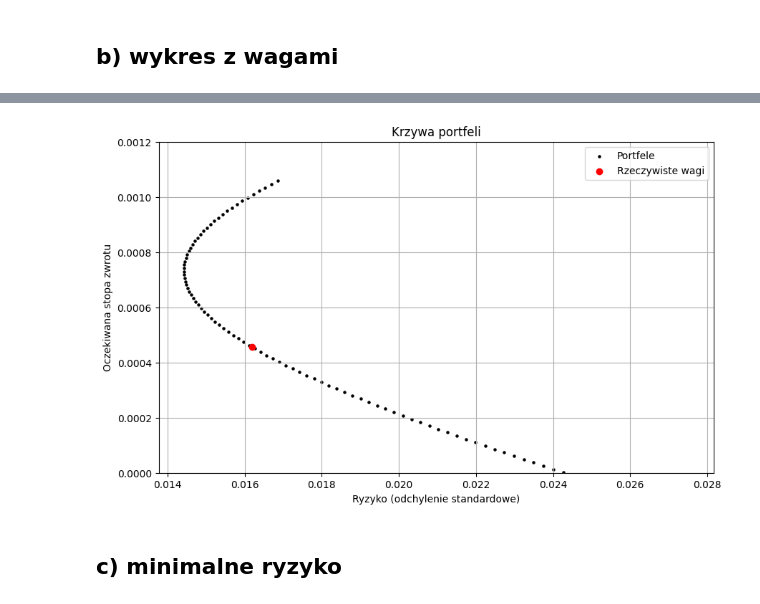
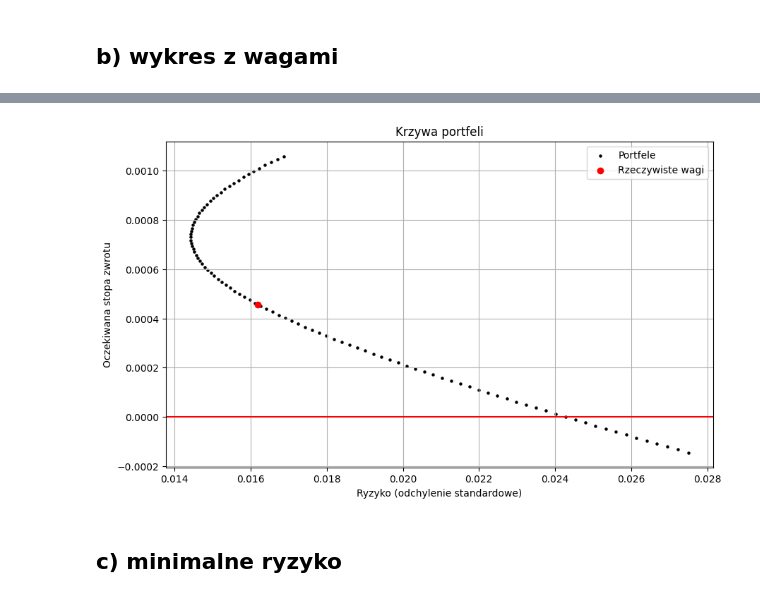
Before and after one commit to werpyr1003/Zarz-dzanie_ryzykiem_McDonald_Corporation, a Jupyter notebook: projekt_4/prez_4_1.ipynb, the cells around one changed output, grey strips where cells are left out. Drawn from its saved outputs; the diff is of its cells as text; code cells hidden in the pictures.

```diff
--- a/projekt_4/prez_4_1.ipynb
+++ b/projekt_4/prez_4_1.ipynb
@@ -105,17 +105,17 @@ plt.show()
 # %%
 plt.figure(figsize=(10, 6))
 plt.scatter(stds_list, returns_list, s=5, color = "black", label="Portfele")
 plt.scatter(port_std, port_return, color='red', label='Rzeczywiste wagi', zorder=5)
 plt.xlabel("Ryzyko (odchylenie standardowe)")
 plt.ylabel("Oczekiwana stopa zwrotu")
 plt.title("Krzywa portfeli")
-#plt.axhline(y=0, color='red')
+plt.axhline(y=0, color='red')
 plt.grid(True)
-plt.ylim(0,0.0012)
+#plt.ylim(0,0.0012)
 plt.legend()
 plt.show()
 # %% [output]
-[figure, old version]
+[figure, new version]
 # %% [markdown]
 ## c) minimalne ryzyko
 # %%
```
Also changed, not shown: parts of 7 cells of this notebook, 1 other file.
